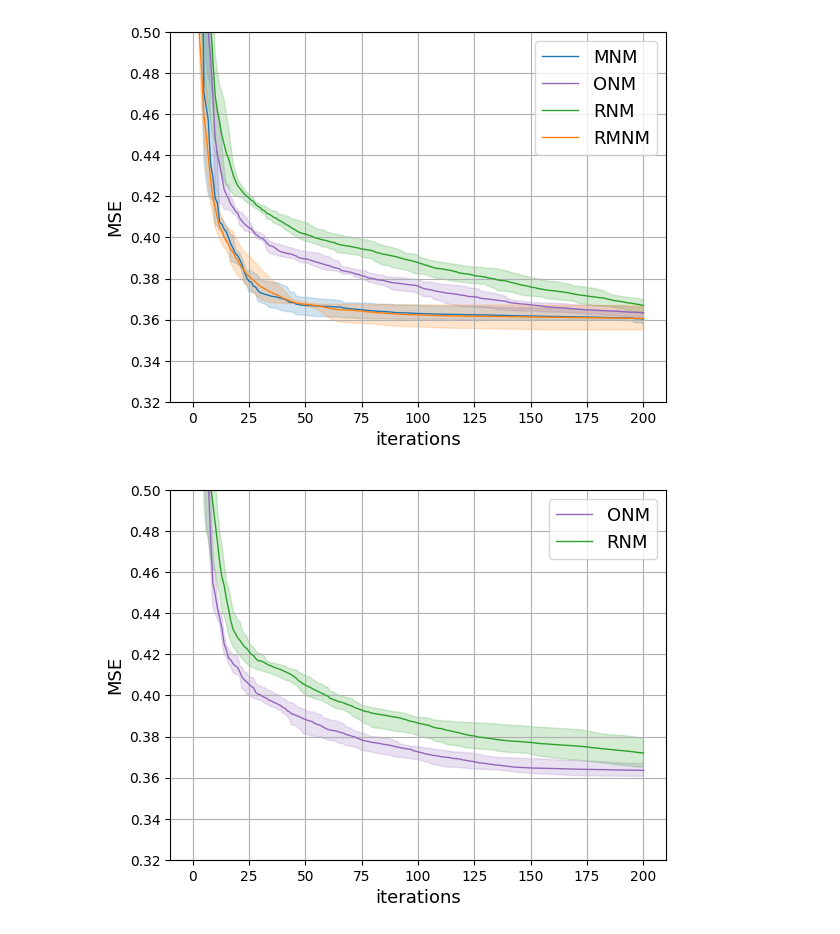
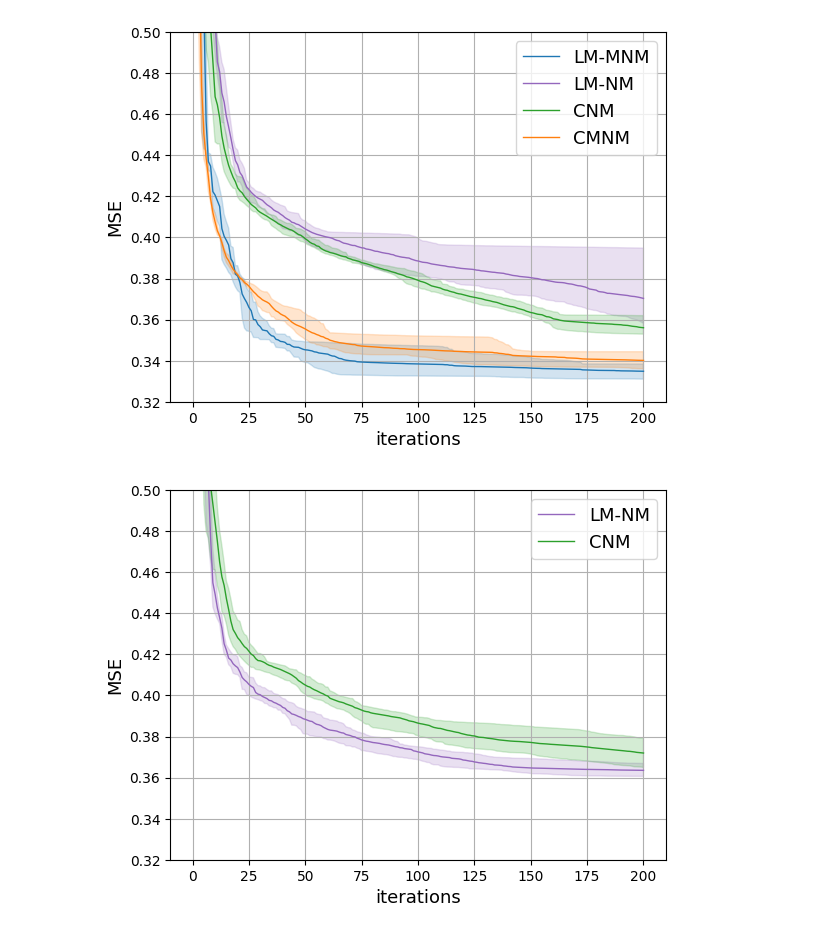
Before and after one commit to AlexDegt/regularized_mixed_newton, a Jupyter notebook: experiments/MLP/plot_summary.ipynb, the cells around one changed output. Drawn from its saved outputs; the diff is of its cells as text; code cells hidden in the pictures.

```diff
--- a/experiments/MLP/plot_summary.ipynb
+++ b/experiments/MLP/plot_summary.ipynb
@@ -28,7 +28,7 @@ for j_method, method in enumerate(methods):
     for exp in range(exp_num):
 
         for chunk_num_i in chunk_num:
-            exp_name = f"complex_hidden=10_std=0.1_{method}_real_init_{seed_0+exp}"
+            exp_name = f"complex_hidden=10_std=0.1_{method}__{seed_0+exp}"
             # exp_name = f"complex_10_{method}_{2+exp}"
 
             add_folder = os.path.join("results_final")
@@ -54,42 +54,38 @@ ax.plot(lc_aver[0, :], color=colors[0], linestyle='solid', label='newt_aver', li
 plt.fill_between(np.arange(len(lc_min[0, :])), lc_min[0, :], lc_max[0, :], color=colors[0], alpha=alpha)
 
 # ax.plot(lc_min[1, :], color=colors[1], linestyle='dashed', label='cubic_min', linewidth=1)
 ax.plot(lc_aver[1, :], color=colors[1], linestyle='solid', label='cubic_aver', linewidth=1)
 # ax.plot(lc_max[1, :], color=colors[1], linestyle='dashed', label='cubic_max', linewidth=1)
 plt.fill_between(np.arange(len(lc_min[1, :])), lc_min[1, :], lc_max[1, :], color=colors[1], alpha=alpha)
 
 # ax.plot(lc_min[2, :], color=colors[2], linestyle='dashed', label='cubic_min', linewidth=1)
 ax.plot(lc_aver[2, :], color=colors[2], linestyle='solid', label='cubic_aver', linewidth=1)
 # ax.plot(lc_max[2, :], color=colors[2], linestyle='dashed', label='cubic_max', linewidth=1)
 plt.fill_between(np.arange(len(lc_min[2, :])), lc_min[2, :], lc_max[2, :], color=colors[2], alpha=alpha)
 
 # ax.plot(lc_min[3, :], color=colors[3], linestyle='dashed', label='cubic_min', linewidth=1)
 ax.plot(lc_aver[3, :], color=colors[3], linestyle='solid', label='cubic_aver', linewidth=1)
 # ax.plot(lc_max[3, :], color=colors[3], linestyle='dashed', label='cubic_max', linewidth=1)
 plt.fill_between(np.arange(len(lc_min[3, :])), lc_min[3, :], lc_max[3, :], color=colors[3], alpha=alpha)
 
 plt.xlabel('iterations', fontsize=13)
 plt.ylabel('MSE', fontsize=13)
 ax.legend(
 # handles=[plt.gca().get_lines()[0], plt.gca().get_lines()[1],
 #                     plt.gca().get_lines()[3], plt.gca().get_lines()[4],
 #           plt.gca().get_lines()[6], plt.gca().get_lines()[7],
 # plt.gca().get_lines()[9], plt.gca().get_lines()[10]],
     handles=[plt.gca().get_lines()[0], plt.gca().get_lines()[1],
                     plt.gca().get_lines()[2], plt.gca().get_lines()[3]],
-          labels=['MNM',
-                            'ONM',
-                            'RNM',
-                            'RMNM'], fontsize=13)
-                    # labels=['MNM, min-max range', 'MNM, mean',
-                    #         'ONM, min-max range', 'OMN, mean',
-                    #         'RNM, min-max range', 'RNM, mean',
-                    #         'RMNM, min-max range', 'RMNM, mean'], fontsize=10)
+          labels=['LM-MNM',
+                            'LM-NM',
+                            'CNM',
+                            'CMNM'], fontsize=13)
 
 plt.ylim(0.32, 0.5)
 plt.grid()
 # %% [output]
-[figure, old version]
+[figure, new version]
 # %%
 # Determine experiment name and create its directory
 train_size = 3341
@@ -142,20 +138,12 @@ plt.fill_between(np.arange(len(lc_min[1, :])), lc_min[1, :], lc_max[1, :], color
 plt.xlabel('iterations', fontsize=13)
 plt.ylabel('MSE', fontsize=13)
 ax.legend(
-# handles=[plt.gca().get_lines()[0], plt.gca().get_lines()[1],
-#                     plt.gca().get_lines()[3], plt.gca().get_lines()[4],
-#           plt.gca().get_lines()[6], plt.gca().get_lines()[7],
-# plt.gca().get_lines()[9], plt.gca().get_lines()[10]],
     handles=[plt.gca().get_lines()[0], plt.gca().get_lines()[1]],
-          labels=['ONM',
-                    'RNM'], fontsize=13)
-                    # labels=['MNM, min-max range', 'MNM, mean',
-                    #         'ONM, min-max range', 'OMN, mean',
-                    #         'RNM, min-max range', 'RNM, mean',
-                    #         'RMNM, min-max range', 'RMNM, mean'], fontsize=10)
+          labels=['LM-NM',
+                    'CNM'], fontsize=13)
 
 plt.ylim(0.32, 0.5)
 
 plt.grid()
 # %% [output]
-[figure, old version]
+[figure, new version]
```
Also changed, not shown: parts of 1 cell of this notebook.
